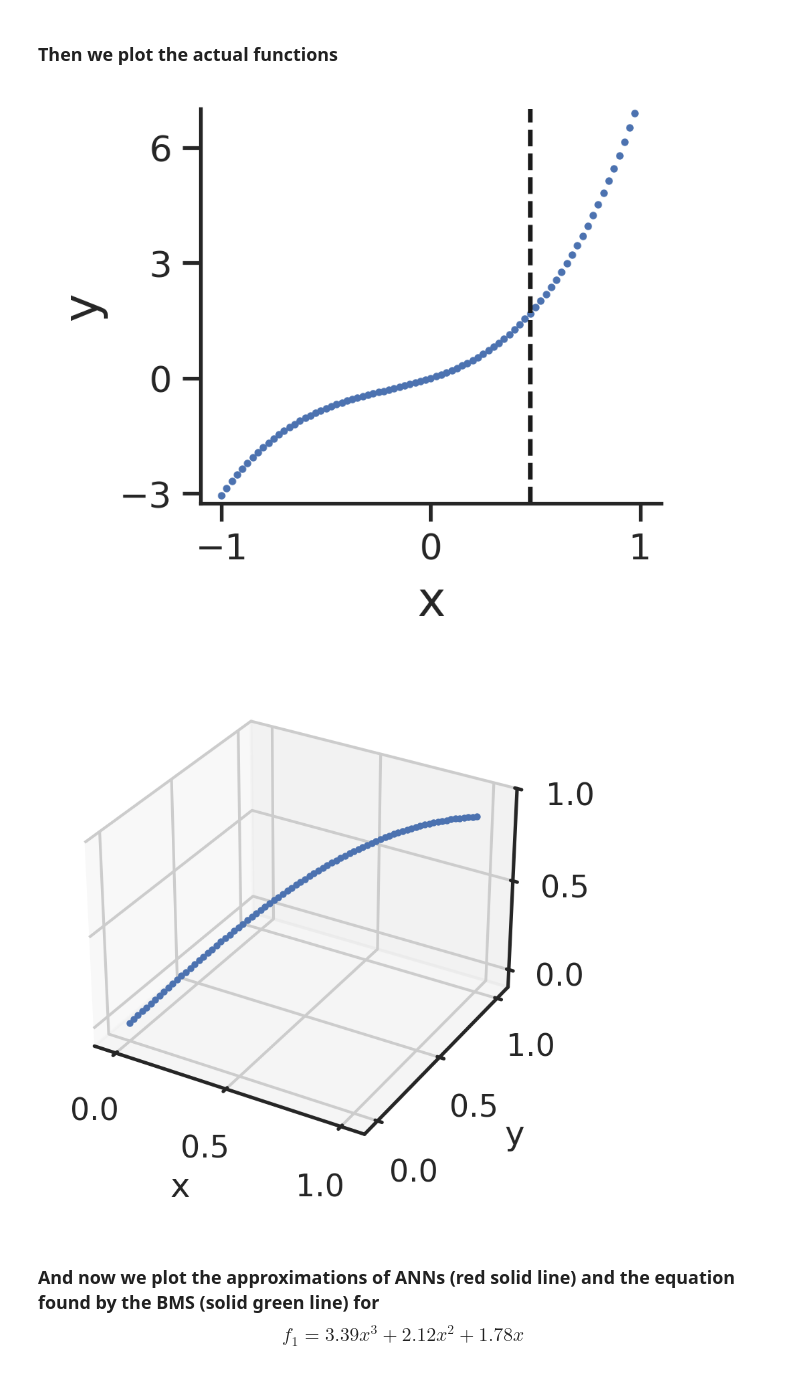
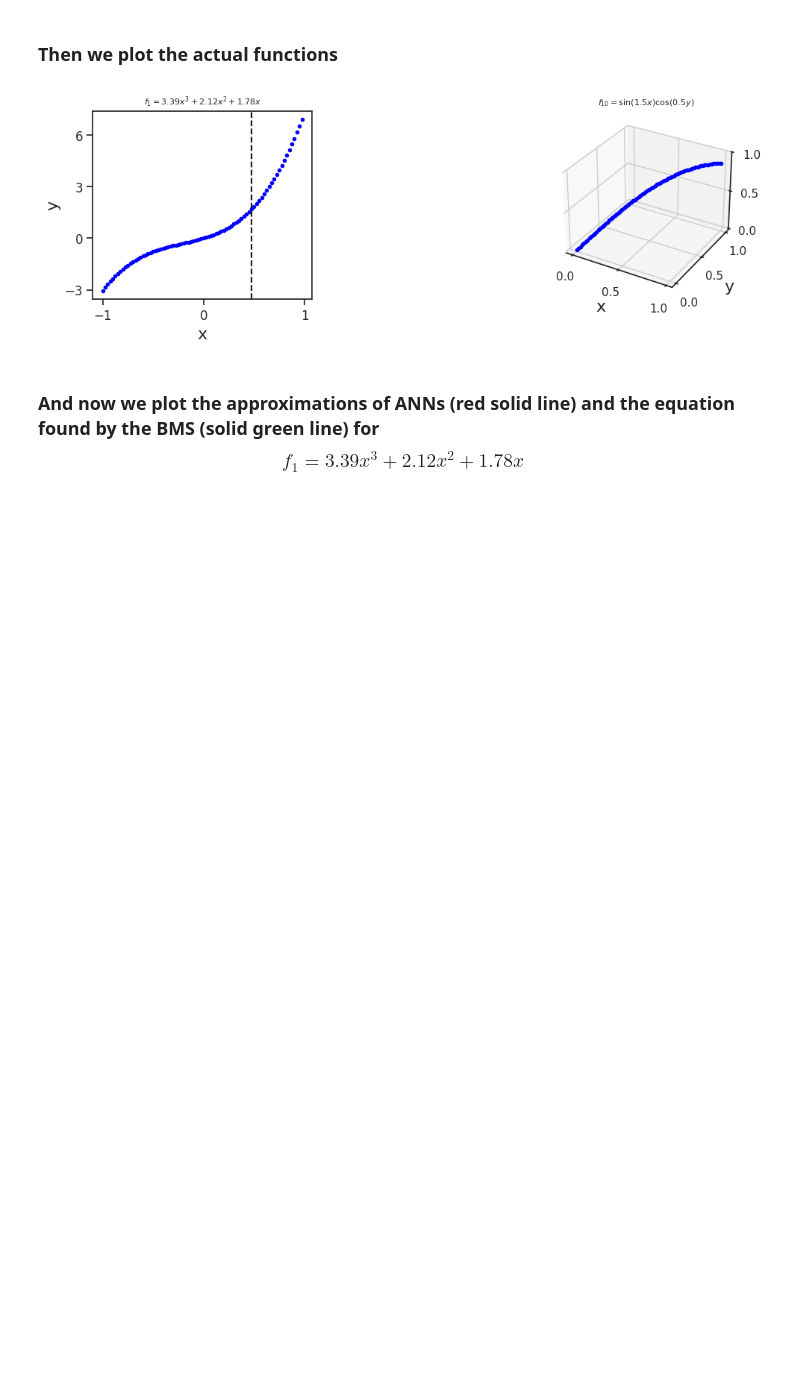
Before and after one commit to SergioCoboLopez/BMS_approximator, a Jupyter notebook: bin/BMS_vs_ANNs.ipynb, the cells around one changed output. Cells and saved outputs as stored; diff of their text form; code cells hidden in the pictures; blank space fills up the shorter version.

```diff
--- a/bin/BMS_vs_ANNs.ipynb
+++ b/bin/BMS_vs_ANNs.ipynb
@@ -298,60 +292,36 @@ t10,x10,y10=get_mdl(dng10, trace10,dimensions=True)
 # %%
 #Plot nguyen function 1
 
 train_size=60
 train_border=dng1.loc[train_size-1]['x']
-#--------------------------------
-fig=figure(figsize=(width,height), dpi=300)
-plt.plot(dng1.x,dng1.z,'.', markersize=marker_s)
 
-plt.axvline(x=train_border,linestyle='--',linewidth=line_w, color='k')
-#plt.title(r'$f_1=3.39 x^3 + 2.12 x^2 +1.78x$',fontsize=size_title)
-#--------------------------------
+width_p=30*cm;height_p=20*cm #Width and height of plots
+matplotlib.rcParams['figure.figsize'] = [width_p, height_p]
+rows=2;cols=3
+gs=gridspec.GridSpec(rows,cols)
+gs.update(left=0.05,right=0.97,bottom=0.1,top=0.95,wspace=0.35,hspace=0.65)
 
 
-#Labels and ticks
+#Nguyen1
+ax_00=plt.subplot(gs[0,0])
+plt.title(r'$f_1=3.39 x^3 + 2.12 x^2 +1.78x$',fontsize=size_title)
+plt.plot(dng1.x,dng1.z, '.', color='blue', label='f1')
+plt.axvline(x=train_border,linestyle='--',linewidth=line_w, color='k')
 plt.xlabel('x',fontsize=size_axis);plt.ylabel('y',fontsize=size_axis)
 plt.xticks(xtick_labels_ng1, fontsize=size_ticks);plt.yticks(ytick_labels_ng1, fontsize=size_ticks)
-plt.xlim(xmin_ng1,xmax_ng1);plt.ylim(ymin_ng1,ymax_ng1)
 
-sns.despine(top=True, right=True)
-fig.tight_layout()
 
-#save fig
-name_fig='observed_nguyen'
-for ext in extensions:
-    plt.savefig(output_path+name_fig+ext,dpi=300)
+#Nguyen5
+ax_01 = plt.subplot(gs[0,1:3], projection='3d')
+plt.title(r'$f_{10}=\sin(1.5x) \cos(0.5y)$',fontsize=size_title)
+ax_01.plot(dng10.x, dng10.y, dng10.z, '.',color='blue')
+
+ax_01.set_xticks(xtick_labels_ng10);ax_01.set_yticks(ytick_labels_ng10);ax_01.set_zticks(ztick_labels_ng10)
+ax_01.set_xlabel('x',fontsize=size_axis);ax_01.set_ylabel('y',fontsize=size_axis);ax_01.set_zlabel('z',fontsize=size_axis)
 
 plt.show()
-#--------------------------------
-
-
-#Plot nguyen function 10
-#--------------------------------
-fig=figure(figsize=(width+20,height), dpi=300)
-ax=plt.subplot( projection='3d')
-plt.plot(dng10.x,dng10.y, dng10.z,'.', markersize=marker_s)
-#--------------------------------
-#plt.title(r'$f_{10}=\sin(1.5x) \cos(0.5y)$',fontsize=size_title)
-
-#Labels and ticks
-ax.set_xlabel('x');ax.set_ylabel('y'); ax.set_zlabel('z')
-ax.set_xticks(xtick_labels_ng10);ax.set_yticks(ytick_labels_ng10);ax.set_zticks(ztick_labels_ng10)
-ax.set_xlim(xmin_ng10,xmax_ng10);ax.set_ylim(ymin_ng10,ymax_ng10);ax.set_zlim(zmin_ng10,zmax_ng10)
-
-sns.despine(top=True, right=True)
-fig.tight_layout()
-
-#save fig
-name_fig='observed_nguyen'
-for ext in extensions:
-    plt.savefig(output_path+name_fig+ext,dpi=300)
-
-plt.show()
-#--------------------------------
 # %% [output]
-[figure, old version]
+[figure, new version]
-[figure, removed]
 # %% [markdown]
 ### And now we plot the approximations of ANNs (red solid line) and the equation found by the BMS (solid green line) for $$f_1=3.39 x^3 + 2.12 x^2 +  1.78 x$$
 # %%
```
Also changed, not shown: parts of 18 cells of this notebook, 11 other files.
